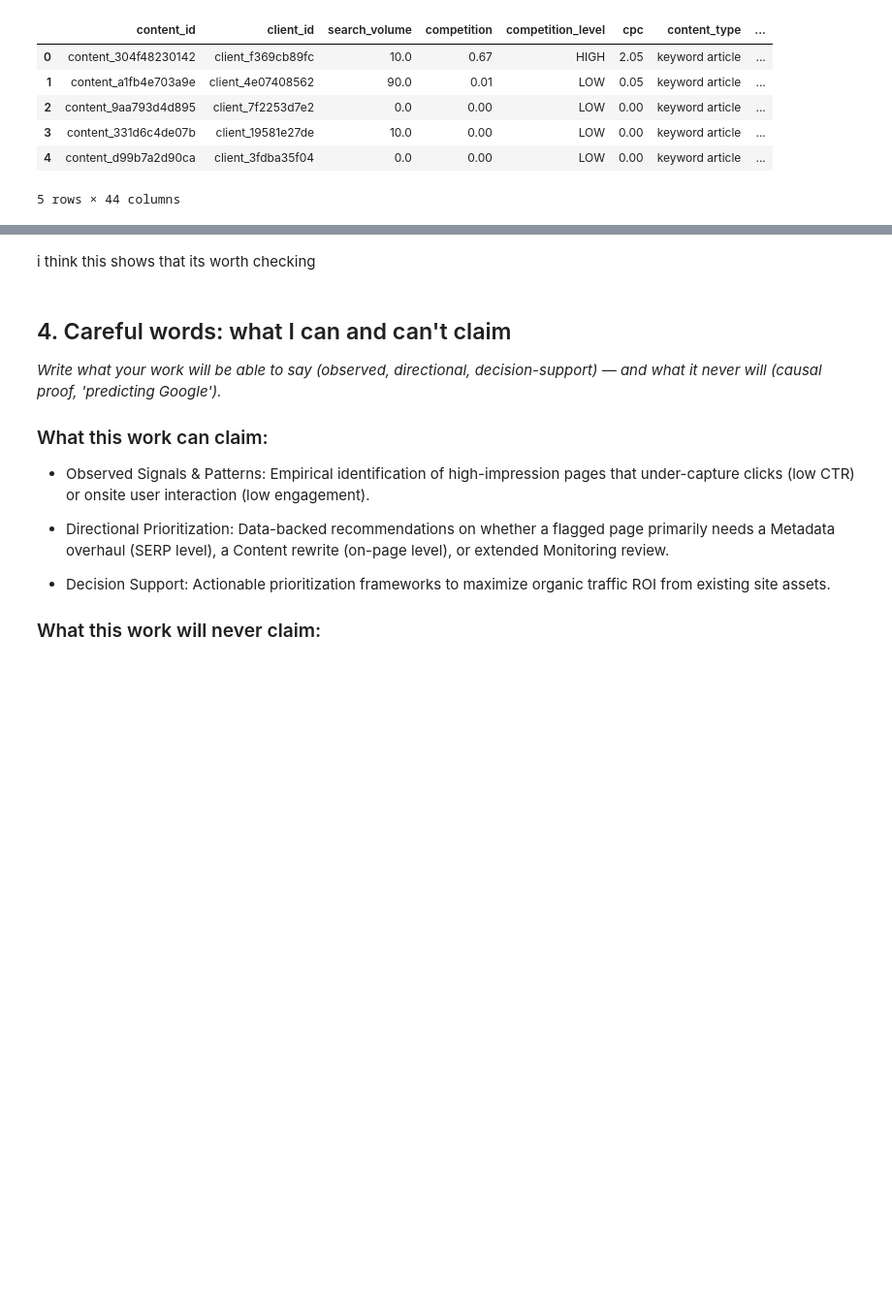
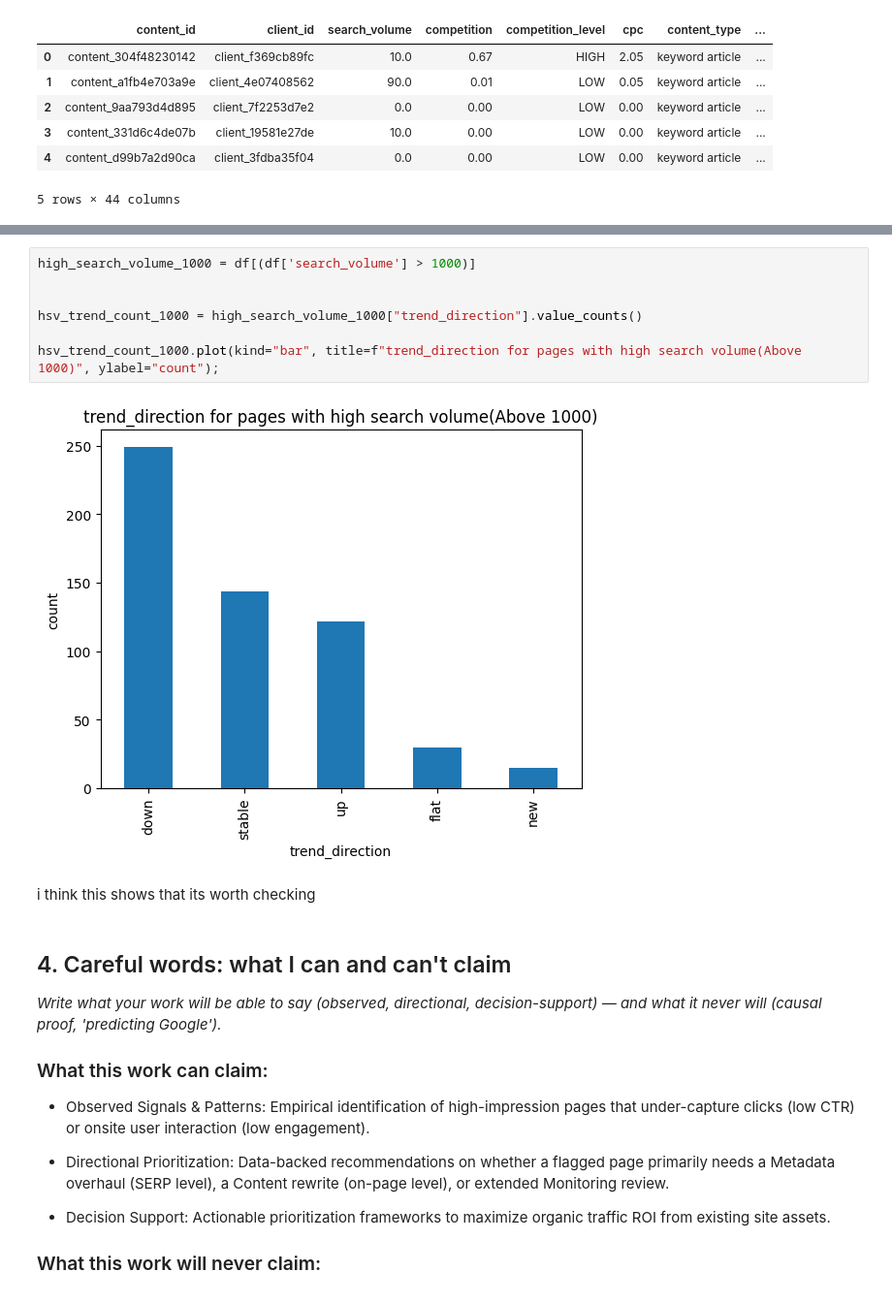
Before and after one commit to metrosmash/myflyrank-ml-internship, a Jupyter notebook: work/notebooks/w01_research_question.ipynb, the cells around one changed output, grey strips where cells are left out. Shown at 97% size. Cells and saved outputs as stored; diff of their text form; blank space fills up the shorter version.

```diff
--- a/work/notebooks/w01_research_question.ipynb
+++ b/work/notebooks/w01_research_question.ipynb
@@ -99,3 +133,12 @@ hsv_trend_count.plot(kind="bar", title=f"trend_direction for pages with high ser
+# %%
+high_search_volume_1000 = df[(df['search_volume'] > 1000)]
+
+
+hsv_trend_count_1000 = high_search_volume_1000["trend_direction"].value_counts()
+
+hsv_trend_count_1000.plot(kind="bar", title=f"trend_direction for pages with high search volume(Above 1000)", ylabel="count");
+# %% [output]
+[figure, added]
 # %% [markdown]
 i think this shows that its worth checking
 # %% [markdown]
```
Also changed, not shown: parts of 7 cells of this notebook.
